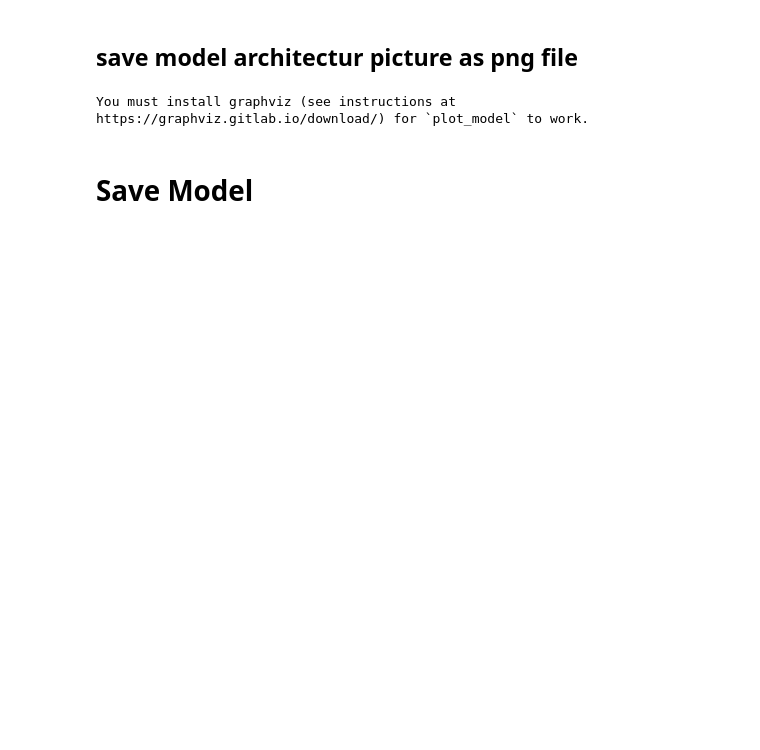
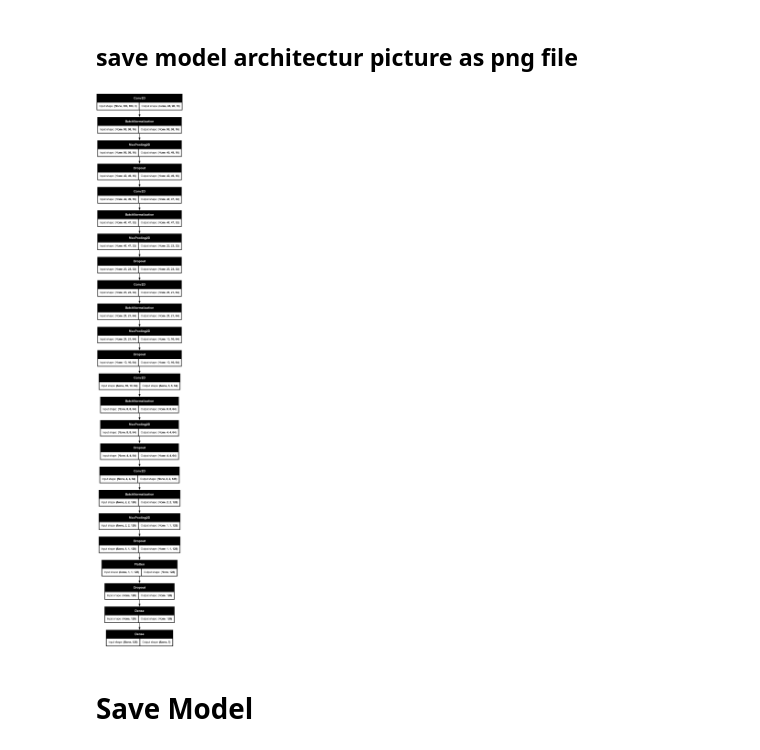
Before and after one commit to Ryuzxy/TA, a Jupyter notebook: chili-disease.ipynb, the cells around one changed output. Cells and saved outputs as stored; diff of their text form; code cells hidden in the pictures; blank space fills up the shorter version.

```diff
--- a/chili-disease.ipynb
+++ b/chili-disease.ipynb
@@ -227,10 +227,13 @@ weighted avg       0.51      0.52      0.49        50
 # %% [markdown]
 ## save model architectur picture as png file
 # %%
+import os
+os.environ["PATH"] += os.pathsep + 'C:/Program Files/Graphviz/bin'
+
 dot_img_file = 'model_1.png'
 tf.keras.utils.plot_model(model, to_file=dot_img_file, show_shapes=True)
 # %% [output]
-You must install graphviz (see instructions at https://graphviz.gitlab.io/download/) for `plot_model` to work.
+[figure, added]
 # %% [markdown]
 # Save Model
 # %%
```
Also changed, not shown: parts of 8 cells of this notebook, 3 other files.
